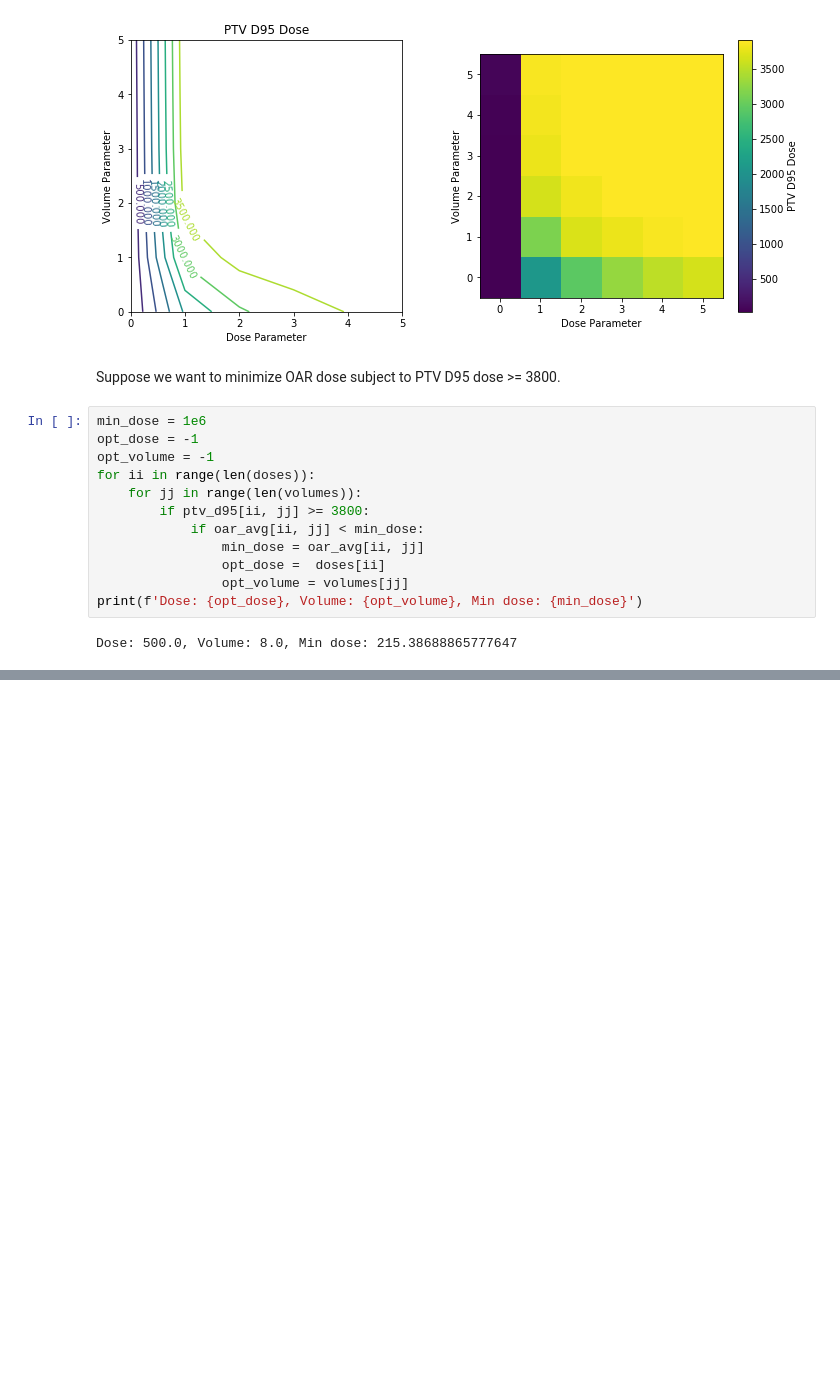
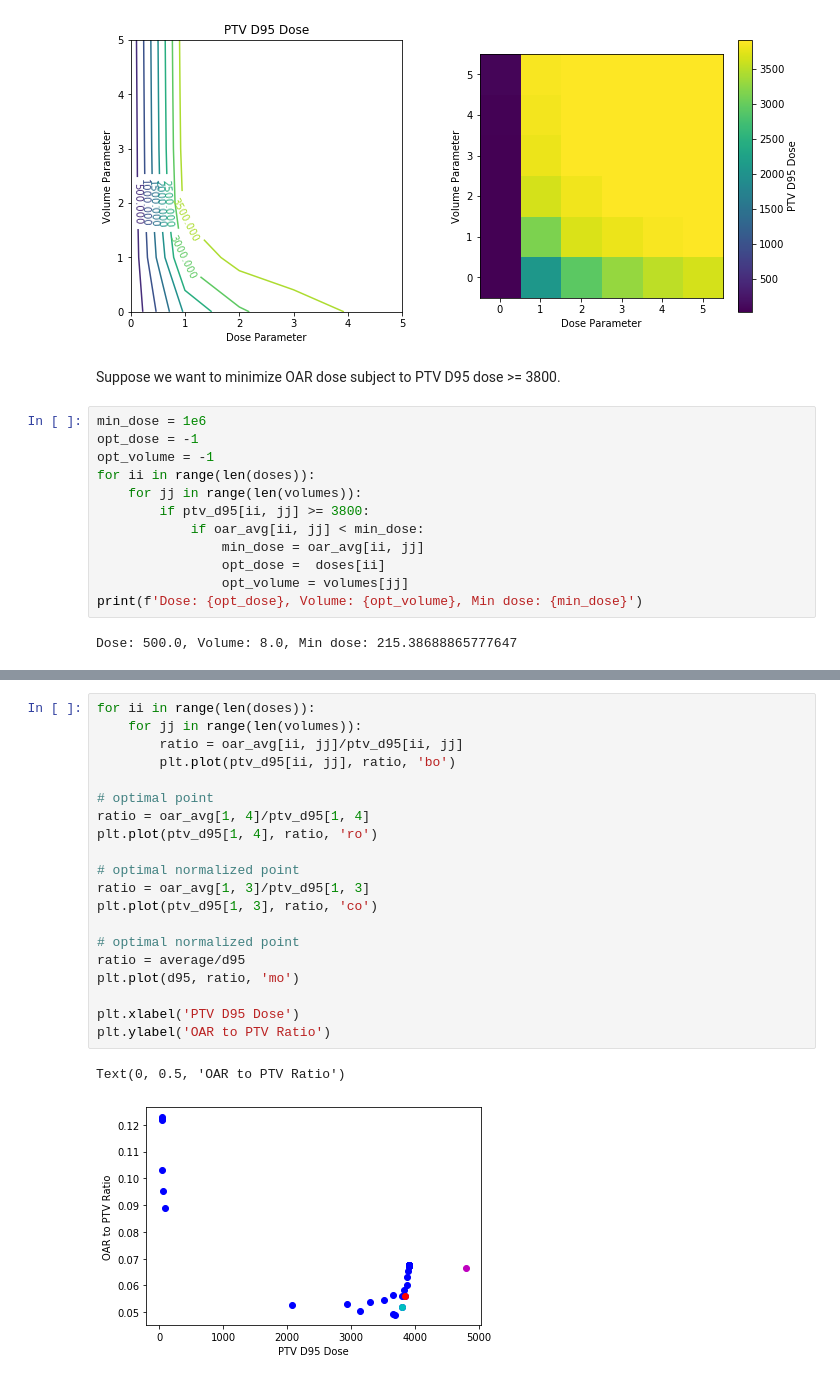
Before and after one commit to kels271828/RayBay, a Jupyter notebook: results/grid_search.ipynb, the cells around one changed output, grey strips where cells are left out. Cells and saved outputs as stored; diff of their text form; blank space fills up the shorter version.

```diff
--- a/results/grid_search.ipynb
+++ b/results/grid_search.ipynb
@@ -125,0 +161,23 @@ ax[1].set_ylabel('Volume Parameter');
+# %%
+for ii in range(len(doses)):
+    for jj in range(len(volumes)):
+        ratio = oar_avg[ii, jj]/ptv_d95[ii, jj]
+        plt.plot(ptv_d95[ii, jj], ratio, 'bo')
+
+# optimal point
+ratio = oar_avg[1, 4]/ptv_d95[1, 4]
+plt.plot(ptv_d95[1, 4], ratio, 'ro')
+
+# optimal normalized point
+ratio = oar_avg[1, 3]/ptv_d95[1, 3]
+plt.plot(ptv_d95[1, 3], ratio, 'co')
+
+# optimal normalized point
+ratio = average/d95
+plt.plot(d95, ratio, 'mo')
+
+plt.xlabel('PTV D95 Dose')
+plt.ylabel('OAR to PTV Ratio')
+# %% [output]
+Text(0, 0.5, 'OAR to PTV Ratio')
+[figure, added]
```
Also changed, not shown: parts of 7 cells of this notebook, 6 other files.
